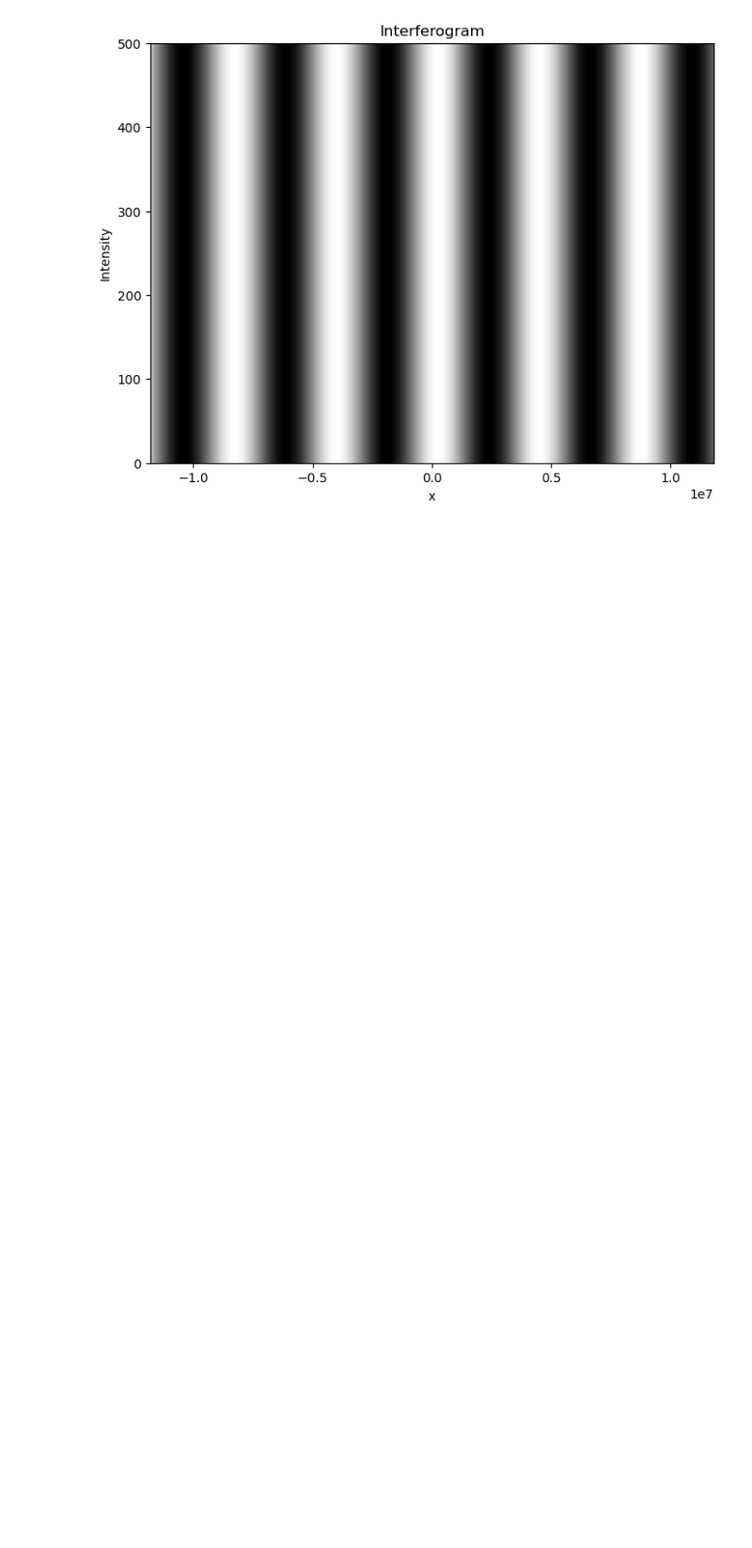
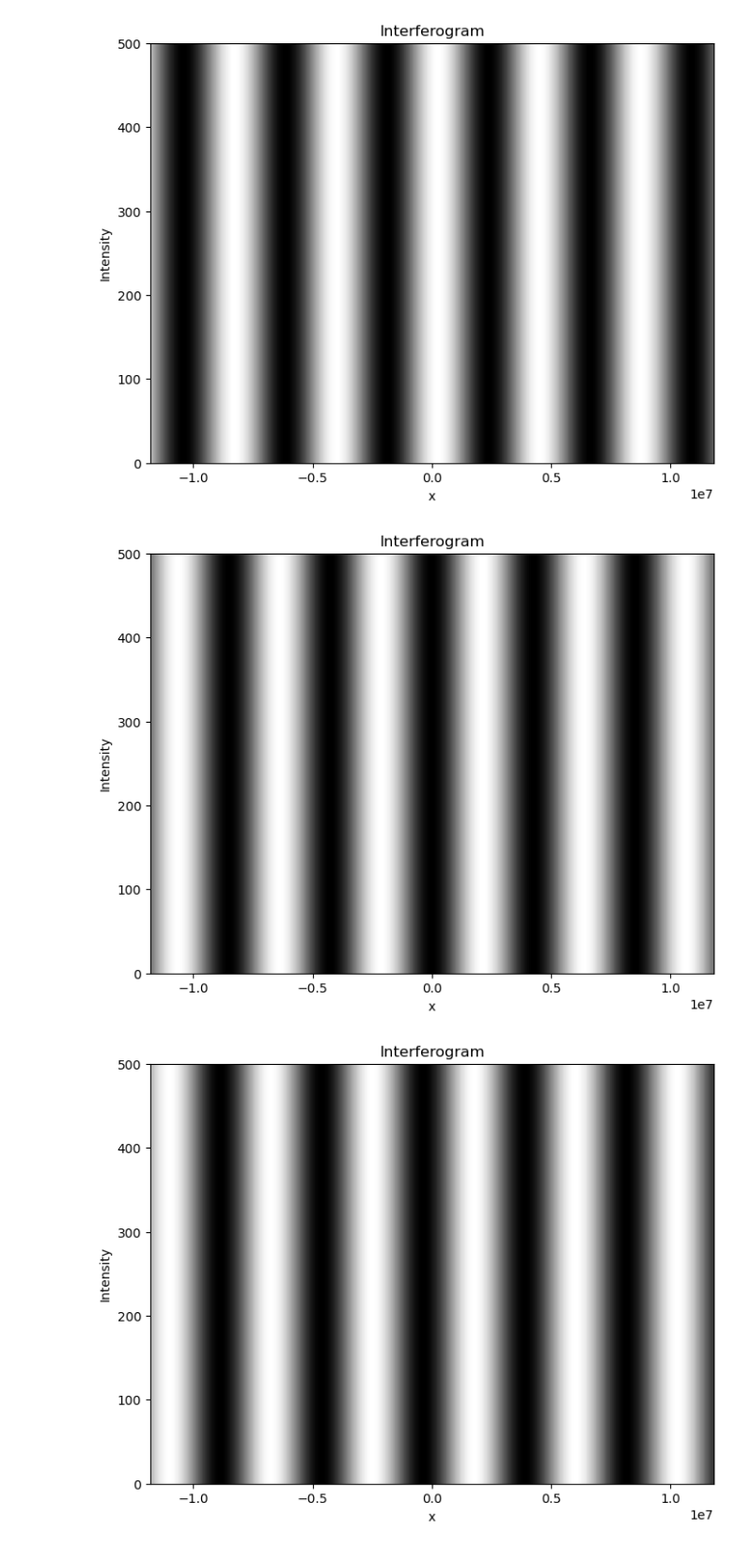
Before and after one commit to Aguiario/Polarimetric_Interferomerty, a Jupyter notebook: Usages_Examples.ipynb, the cells around one changed output. Shown at 94% size. Cells and saved outputs as stored; diff of their text form; code cells hidden in the pictures; blank space fills up the shorter version.

```diff
--- a/Usages_Examples.ipynb
+++ b/Usages_Examples.ipynb
@@ -18,24 +18,26 @@ info_example, i_example = pi.I(Er_example, Es_example, mu = 7*np.pi, plot = True
 # %%
 # Calculating Es parameters
 
 # Define reference fields
 Er_1 = np.array([[1], [0]])  # Reference vector 1
 Er_2 = np.array([[1], [1]])  # Reference vector 2
 
 # Define sample field
 Es = np.array([[1], [2 * np.exp(1j * np.pi/4)]])
 
 # Compute intensities using function I
-info_1, i_1 = pi.I(Er_1, Es)
-info_2, i_2 = pi.I(Er_2, Es)
+info_1, i_1 = pi.I(Er_1, Es, plot=True)
+info_2, i_2 = pi.I(Er_2, Es, plot=True)
 
 Es_parameter = pi.Es_parameters(info_1, info_2, p = True)
 
 print("Original Parameters:")
 print(f"Esx: {np.abs(Es[0])[0]}")
 print(f"Esy: {np.abs(Es[1])[0]}")
 print(f"Delta_phi_s: {np.angle(Es[1,0])}")
 # %% [output]
+[figure, added]
+[figure, added]
 Calculated Parameters:
 Esx: 1.0
 Esy: 2.0
```
Also changed, not shown: parts of 1 cell of this notebook.
